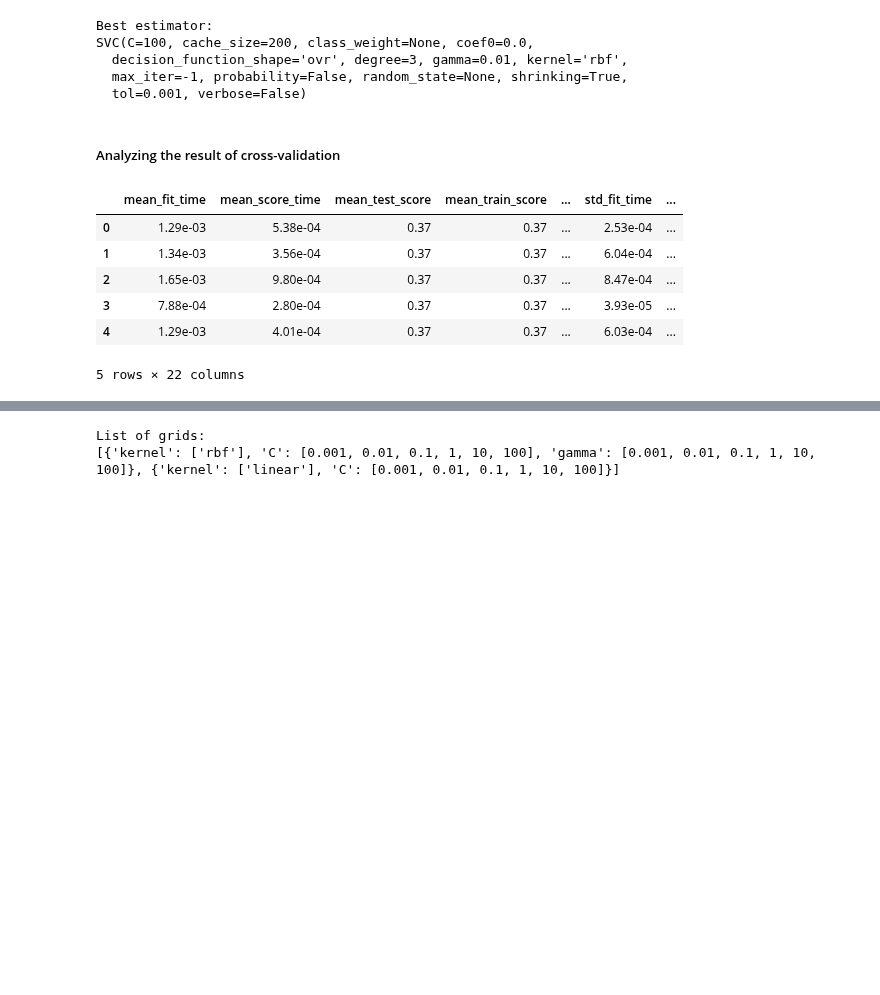
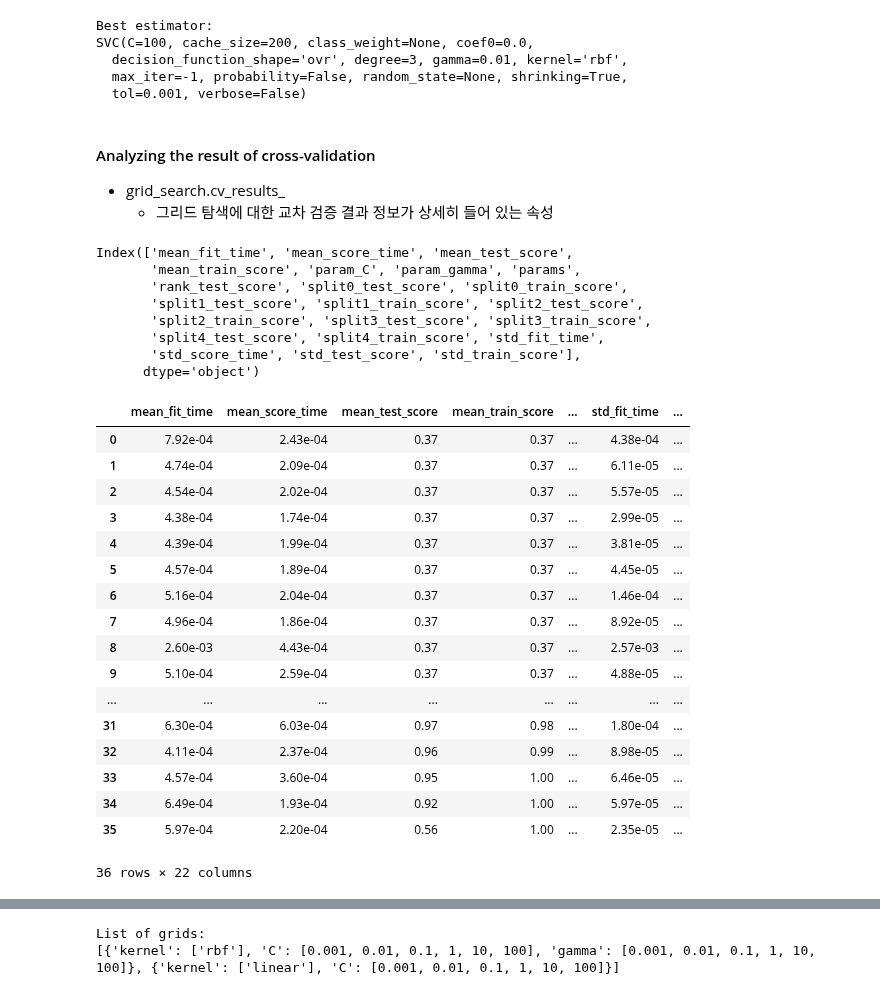
Before and after one commit to amueller/introduction_to_ml_with_python, a Jupyter notebook: 05-model-evaluation-and-improvement.ipynb, the cells around one changed output, grey strips where cells are left out. Drawn from its saved outputs; the diff is of its cells as text; code cells hidden in the pictures; blank space fills up the shorter version.

```diff
--- a/05-model-evaluation-and-improvement.ipynb
+++ b/05-model-evaluation-and-improvement.ipynb
@@ -254,5 +394,4 @@ Parameter grid:
 # %%
 from sklearn.model_selection import GridSearchCV
 from sklearn.svm import SVC
-grid_search = GridSearchCV(SVC(), param_grid, cv=5,
-                          return_train_score=True)
+grid_search = GridSearchCV(SVC(), param_grid, cv=5, return_train_score=True)
@@ -259,3 +400,2 @@ grid_search = GridSearchCV(SVC(), param_grid, cv=5,
 # %%
-X_train, X_test, y_train, y_test = train_test_split(
-    iris.data, iris.target, random_state=0)
+X_train, X_test, y_train, y_test = train_test_split(iris.data, iris.target, random_state=0)
@@ -290,18 +443,42 @@ SVC(C=100, cache_size=200, class_weight=None, coef0=0.0,
   max_iter=-1, probability=False, random_state=None, shrinking=True,
   tol=0.001, verbose=False)
 # %% [markdown]
-##### Analyzing the result of cross-validation
+#### Analyzing the result of cross-validation
+- grid_search.cv\_results\_
+  - 그리드 탐색에 대한 교차 검증 결과 정보가 상세히 들어 있는 속성
 # %%
 import pandas as pd
 # convert to Dataframe
 results = pd.DataFrame(grid_search.cv_results_)
+
+print(results.columns)
 # show the first 5 rows
-display(results.head())
+# display(results.head(5))
+display(results)
 # %% [output]
+Index(['mean_fit_time', 'mean_score_time', 'mean_test_score',
+       'mean_train_score', 'param_C', 'param_gamma', 'params',
+       'rank_test_score', 'split0_test_score', 'split0_train_score',
+       'split1_test_score', 'split1_train_score', 'split2_test_score',
+       'split2_train_score', 'split3_test_score', 'split3_train_score',
+       'split4_test_score', 'split4_train_score', 'std_fit_time',
+       'std_score_time', 'std_test_score', 'std_train_score'],
+      dtype='object')
 |  | mean_fit_time | mean_score_time | mean_test_score | mean_train_score | ... | std_fit_time | ... |
-| 0 | 1.29e-03 | 5.38e-04 | 0.37 | 0.37 | ... | 2.53e-04 | ... |
-| 1 | 1.34e-03 | 3.56e-04 | 0.37 | 0.37 | ... | 6.04e-04 | ... |
-| 2 | 1.65e-03 | 9.80e-04 | 0.37 | 0.37 | ... | 8.47e-04 | ... |
-| 3 | 7.88e-04 | 2.80e-04 | 0.37 | 0.37 | ... | 3.93e-05 | ... |
-| 4 | 1.29e-03 | 4.01e-04 | 0.37 | 0.37 | ... | 6.03e-04 | ... |
+| 0 | 7.92e-04 | 2.43e-04 | 0.37 | 0.37 | ... | 4.38e-04 | ... |
+| 1 | 4.74e-04 | 2.09e-04 | 0.37 | 0.37 | ... | 6.11e-05 | ... |
+| 2 | 4.54e-04 | 2.02e-04 | 0.37 | 0.37 | ... | 5.57e-05 | ... |
+| 3 | 4.38e-04 | 1.74e-04 | 0.37 | 0.37 | ... | 2.99e-05 | ... |
+| 4 | 4.39e-04 | 1.99e-04 | 0.37 | 0.37 | ... | 3.81e-05 | ... |
+| 5 | 4.57e-04 | 1.89e-04 | 0.37 | 0.37 | ... | 4.45e-05 | ... |
+| 6 | 5.16e-04 | 2.04e-04 | 0.37 | 0.37 | ... | 1.46e-04 | ... |
+| 7 | 4.96e-04 | 1.86e-04 | 0.37 | 0.37 | ... | 8.92e-05 | ... |
+| 8 | 2.60e-03 | 4.43e-04 | 0.37 | 0.37 | ... | 2.57e-03 | ... |
+| 9 | 5.10e-04 | 2.59e-04 | 0.37 | 0.37 | ... | 4.88e-05 | ... |
+| ... | ... | ... | ... | ... | ... | ... | ... |
+| 31 | 6.30e-04 | 6.03e-04 | 0.97 | 0.98 | ... | 1.80e-04 | ... |
+| 32 | 4.11e-04 | 2.37e-04 | 0.96 | 0.99 | ... | 8.98e-05 | ... |
+| 33 | 4.57e-04 | 3.60e-04 | 0.95 | 1.00 | ... | 6.46e-05 | ... |
+| 34 | 6.49e-04 | 1.93e-04 | 0.92 | 1.00 | ... | 5.97e-05 | ... |
+| 35 | 5.97e-04 | 2.20e-04 | 0.56 | 1.00 | ... | 2.35e-05 | ... |
-5 rows × 22 columns
+36 rows × 22 columns
```
Also changed, not shown: parts of 81 cells of this notebook.
